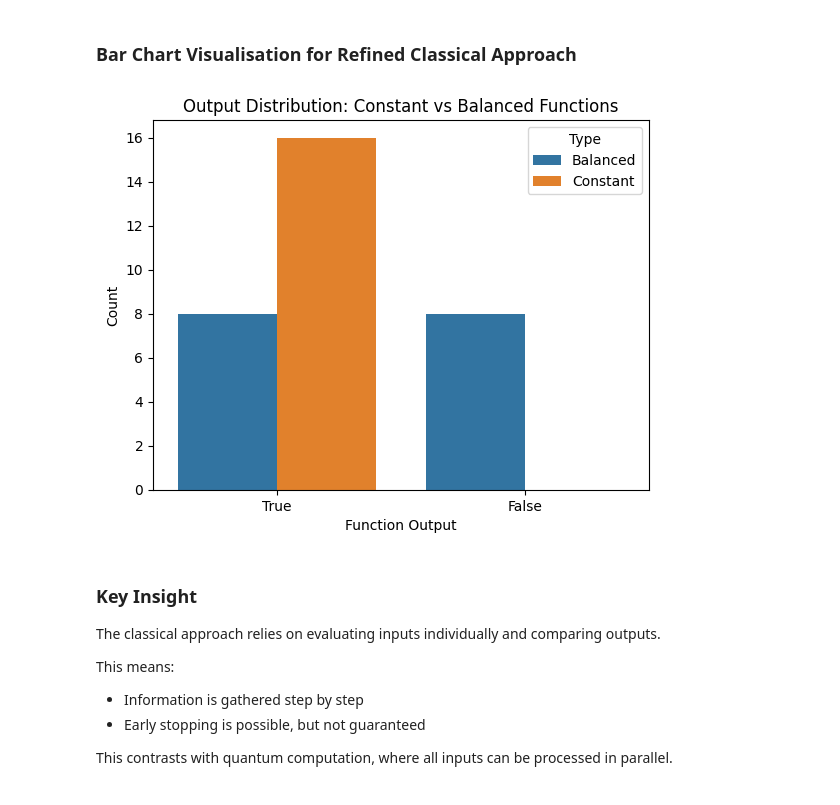
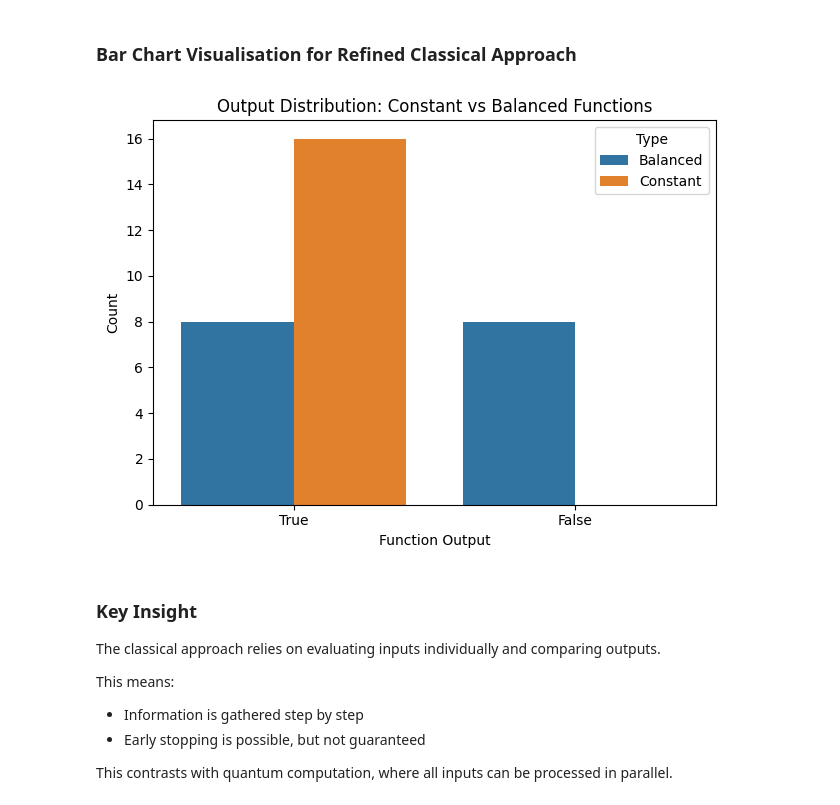
Before and after one commit to norakeavney/emerging-technologies, a Jupyter notebook: problems.ipynb, the cells around one changed output. Saved outputs shown, nothing was run; the diff lists cells and outputs as text; code cells hidden in the pictures.

```diff
--- a/problems.ipynb
+++ b/problems.ipynb
@@ -436,18 +436,20 @@ Balanced test: ('balanced', 2)
 # %%
 data = pd.DataFrame({
     "Type": ["Balanced", "Balanced", "Constant", "Constant"],
     "Output": ["True", "False", "True", "False"],
     "Count": [8, 8, 16, 0]
 })
 
 sns.barplot(data=data, x="Output", y="Count", hue="Type")
 
 plt.title("Output Distribution: Constant vs Balanced Functions")
 plt.xlabel("Function Output")
 plt.ylabel("Count")
+plt.tight_layout()
+plt.savefig("img/problem2_classical_distribution.png", dpi=300)
 plt.show()
 # %% [output]
-[figure, old version]
+[figure, new version]
 # %% [markdown]
 ### Key Insight
 
```
Also changed, not shown: parts of 2 cells of this notebook.
